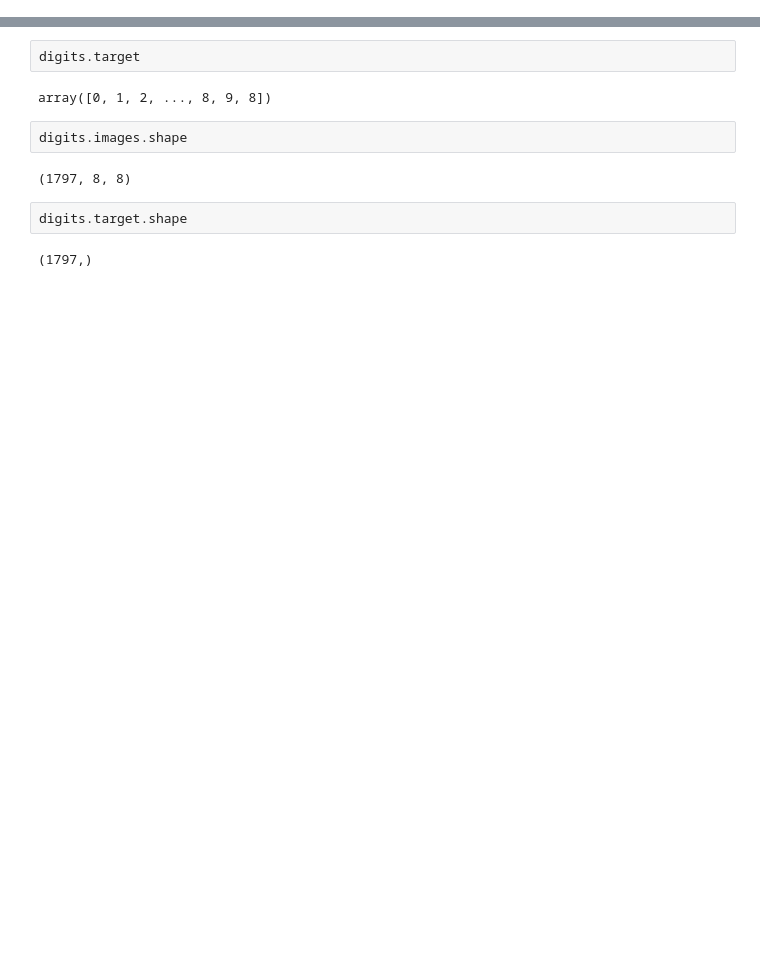
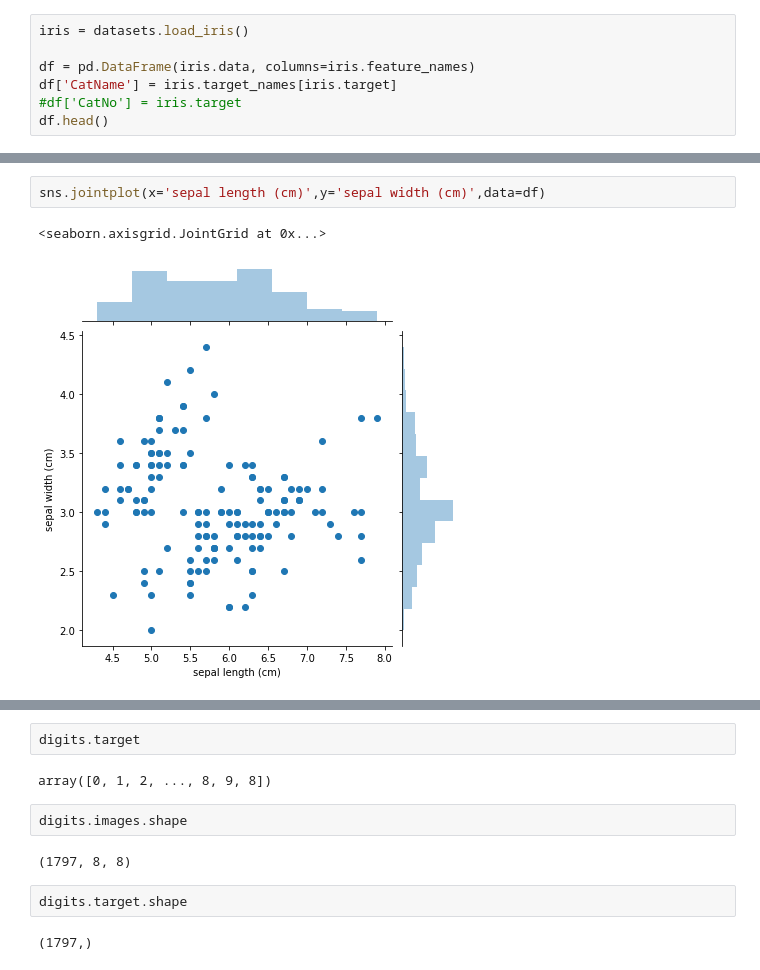
Before and after one commit to asrenninger/Week2, a Jupyter notebook: ml_basics.ipynb, the cells around one changed output, grey strips where cells are left out. Saved outputs shown, nothing was run; the diff lists cells and outputs as text; blank space fills up the shorter version.

```diff
--- a/ml_basics.ipynb
+++ b/ml_basics.ipynb
@@ -33,0 +85,7 @@ print(digits.data)
+# %%
+iris = datasets.load_iris()
+
+df = pd.DataFrame(iris.data, columns=iris.feature_names)
+df['CatName'] = iris.target_names[iris.target]
+#df['CatNo'] = iris.target
+df.head()
@@ -33,0 +185,5 @@ print(digits.data)
+# %%
+sns.jointplot(x='sepal length (cm)',y='sepal width (cm)',data=df)
+# %% [output]
+<seaborn.axisgrid.JointGrid at 0x...>
+[figure, added]
```
Also changed, not shown: parts of 105 cells of this notebook, 1 other file.
